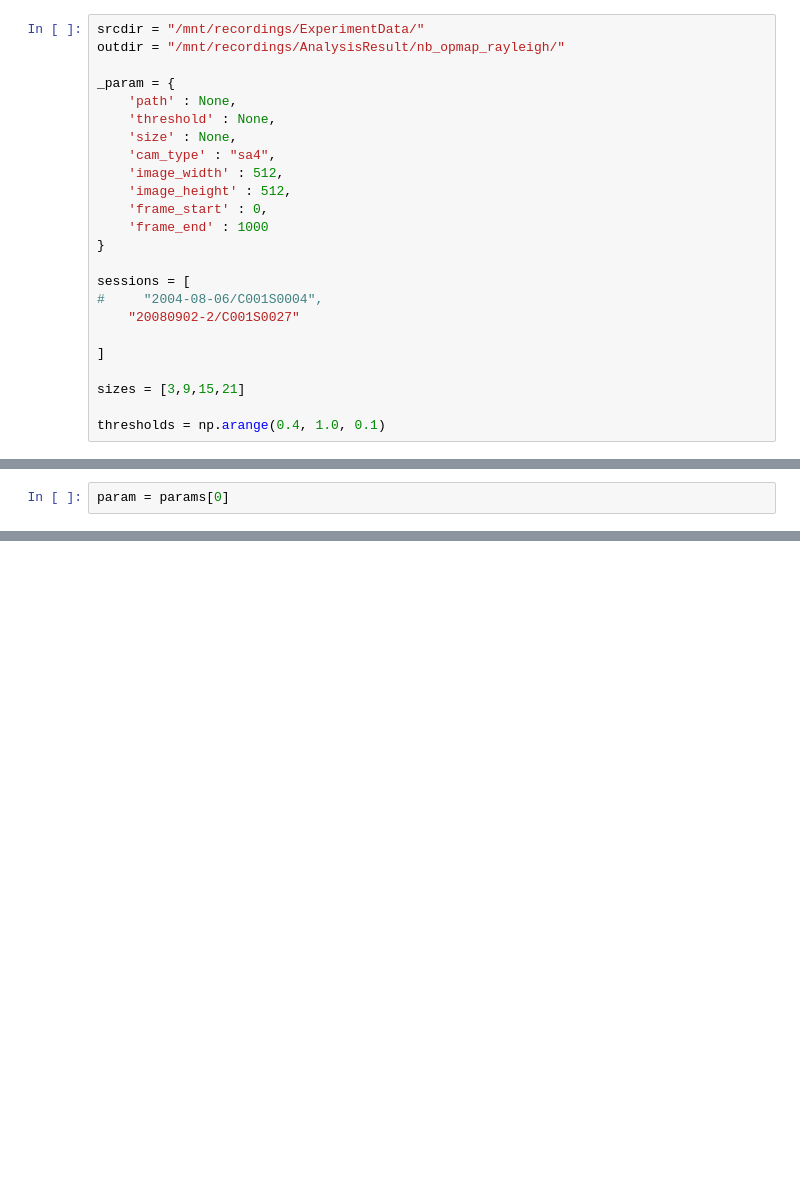
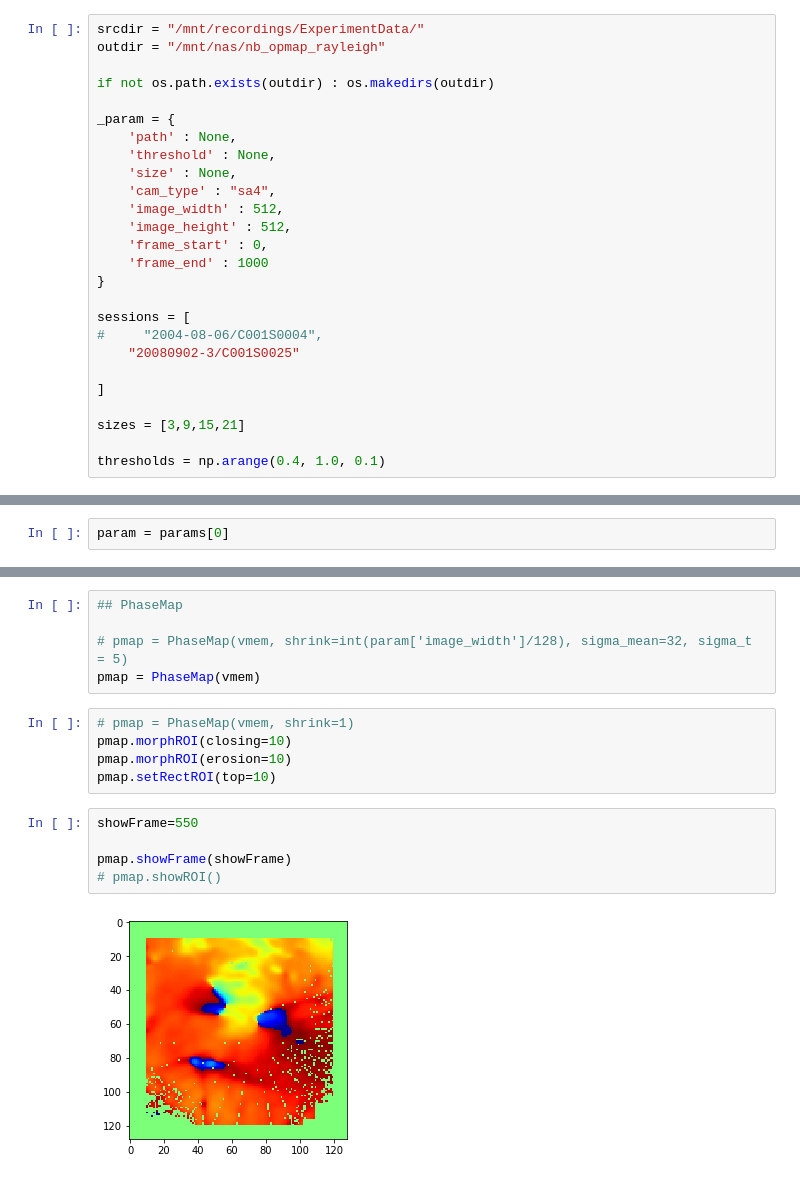
Before and after one commit to chenaoki/nb_opmap_rayleigh, a Jupyter notebook: main.ipynb, the cells around one changed output, grey strips where cells are left out. Saved outputs shown, nothing was run; the diff lists cells and outputs as text; blank space fills up the shorter version.

```diff
--- a/main.ipynb
+++ b/main.ipynb
@@ -21,6 +22,8 @@ import numpy as np
 # %%
 srcdir = "/mnt/recordings/ExperimentData/"
-outdir = "/mnt/recordings/AnalysisResult/nb_opmap_rayleigh/"
+outdir = "/mnt/nas/nb_opmap_rayleigh"
+
+if not os.path.exists(outdir) : os.makedirs(outdir)
 
 _param = {
     'path' : None,
@@ -35,7 +38,7 @@ _param = {
 
 sessions = [
 #     "2004-08-06/C001S0004",
-    "20080902-2/C001S0027"
+    "20080902-3/C001S0025"
 
 ]
 
@@ -162,0 +109,17 @@ HTML(ani.to_html5_video())
+# %%
+## PhaseMap
+
+# pmap = PhaseMap(vmem, shrink=int(param['image_width']/128), sigma_mean=32, sigma_t = 5)
+pmap = PhaseMap(vmem)
+# %%
+# pmap = PhaseMap(vmem, shrink=1)
+pmap.morphROI(closing=10)
+pmap.morphROI(erosion=10)
+pmap.setRectROI(top=10)
+# %%
+showFrame=550
+
+pmap.showFrame(showFrame)
+# pmap.showROI()
+# %% [output]
+[figure, added]
```
Also changed, not shown: parts of 7 cells of this notebook, 1 other file.
